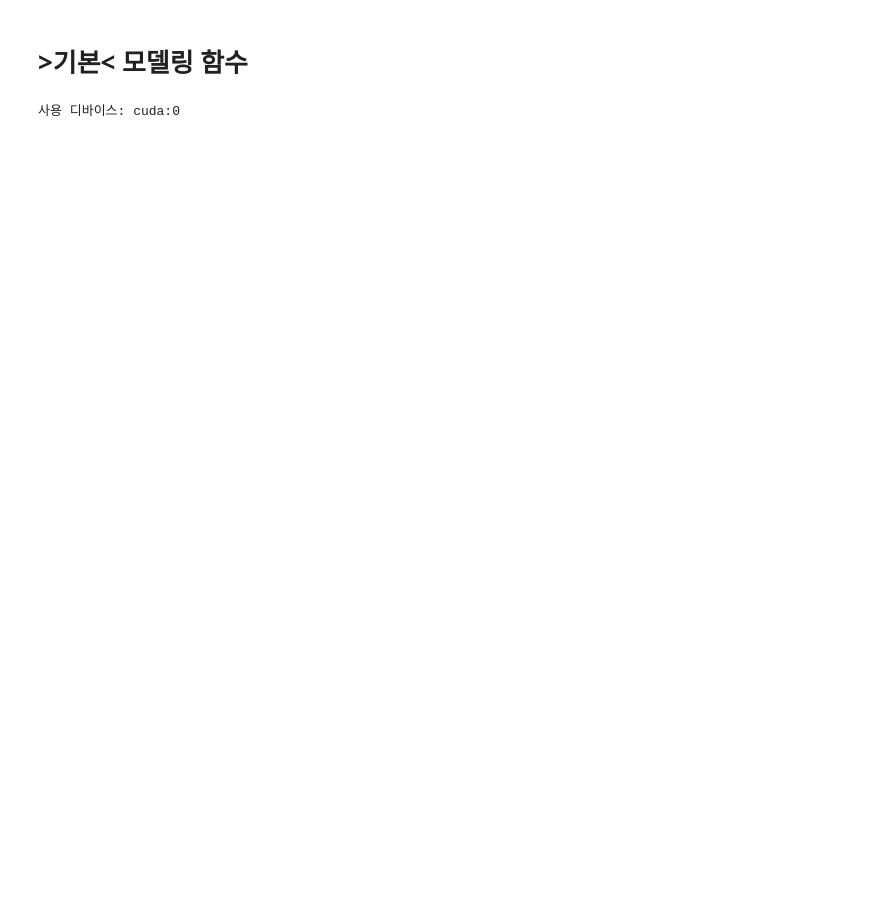
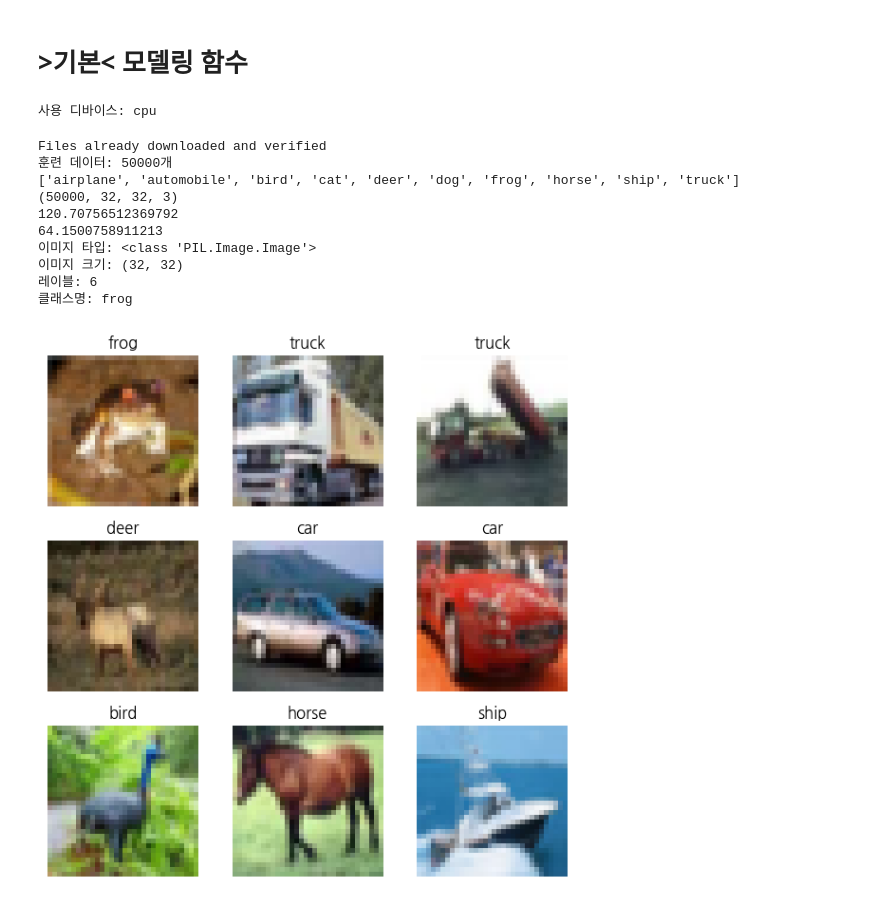
Before and after one commit to c0z0c/sprint_mission, a Jupyter notebook: 실습/AlexNet_실습_250814.ipynb, the cells around one changed output. Drawn from its saved outputs; the diff is of its cells as text; code cells hidden in the pictures; blank space fills up the shorter version.

```diff
--- a/실습/AlexNet_실습_250814.ipynb
+++ b/실습/AlexNet_실습_250814.ipynb
@@ -123,16 +129,10 @@ from tqdm import tqdm
 # %%
 
 DEBUG_ON = True if not helper.is_colab else False
-# DEBUG_ON = True
-
-# 디바이스 설정 (GPU 사용 가능시 GPU 사용)
-device = torch.device("cuda:0" if torch.cuda.is_available() else "cpu")
-print(f"사용 디바이스: {device}")
-
-# CIFAR-10 클래스 이름
+print(f"사용 디바이스: {__device}")
 classes = ('plane', 'car', 'bird', 'cat', 'deer', 'dog', 'frog', 'horse', 'ship', 'truck')
 # %% [output]
-사용 디바이스: cuda:0
+사용 디바이스: cpu
 # %%
 
 # 데이터 전처리 및 증강
@@ -155,6 +155,48 @@ def get_data_transforms():
     ])
 
     return train_transform, val_transform
+# %%
+def show_images(dataset, index=0, num_rows=1, num_cols=3):
+    plt.figure(figsize=(2 * num_cols, 2 * num_rows))
+    for i in range(num_rows * num_cols):
+        img, label = dataset[index + i]  # img: PIL.Image
+        plt.subplot(num_rows, num_cols, i + 1)
+        plt.imshow(img)
+        plt.title(classes[label])
+        plt.axis('off')
+    plt.tight_layout()
+    plt.show()
+
+def info_data():
+    train_data = torchvision.datasets.CIFAR10(root='./data', train=True, download=True, transform=None)
+    print(f"훈련 데이터: {len(train_data)}개")
+
+    print(train_data.classes)
+    print(train_data.data.shape)
+    print(train_data.data.mean())
+    print(train_data.data.std())
+
+    img, label = train_data[0]
+    print(f"이미지 타입: {type(img)}")
+    print(f"이미지 크기: {img.size}")  # PIL.Image의 size 속성 (width, height)
+    print(f"레이블: {label}")
+    print(f"클래스명: {classes[label]}")
+
+    show_images(train_data, 0, 3, 3)
+
+info_data()
+# %% [output]
+Files already downloaded and verified
+훈련 데이터: 50000개
+['airplane', 'automobile', 'bird', 'cat', 'deer', 'dog', 'frog', 'horse', 'ship', 'truck']
+(50000, 32, 32, 3)
+120.70756512369792
+64.1500758911213
+이미지 타입: <class 'PIL.Image.Image'>
+이미지 크기: (32, 32)
+레이블: 6
+클래스명: frog
+[figure, added]
 # %%
 
 # 데이터셋 로드
```
Also changed, not shown: parts of 23 cells of this notebook, 5 other files.
